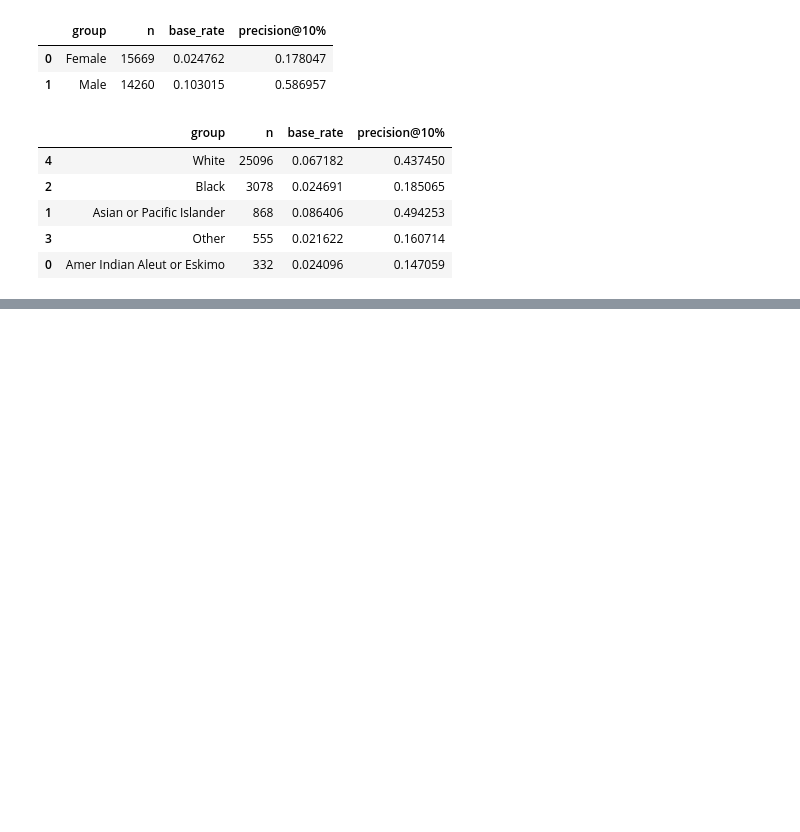
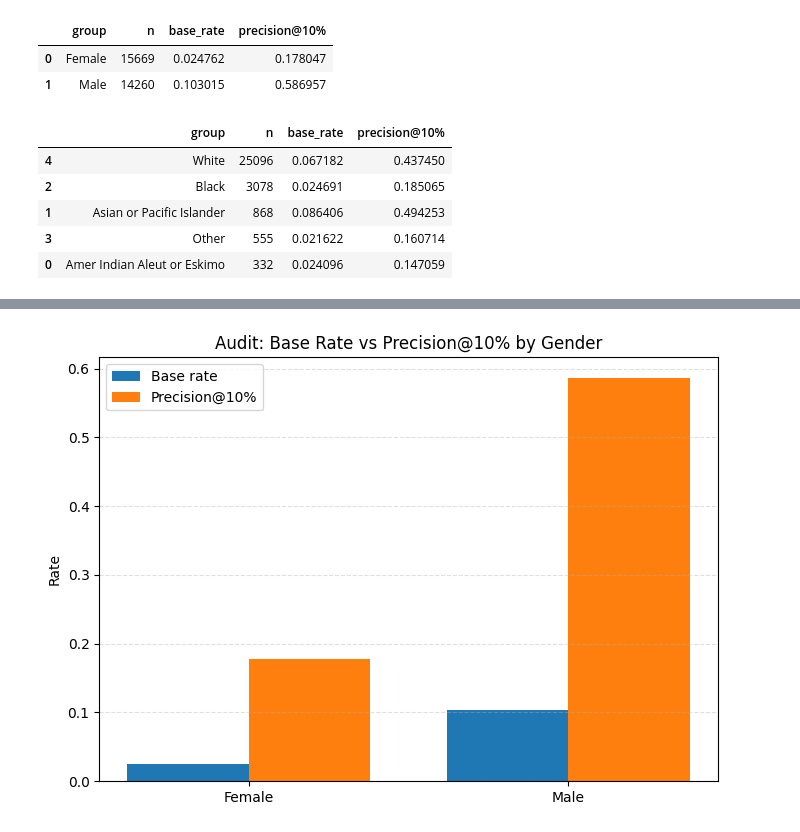
Before and after one commit to runxuanli/takehome_project, a Jupyter notebook: EDA_classification.ipynb, the cells around one changed output, grey strips where cells are left out. Cells and saved outputs as stored; diff of their text form; code cells hidden in the pictures; blank space fills up the shorter version.

```diff
--- a/EDA_classification.ipynb
+++ b/EDA_classification.ipynb
@@ -1517,0 +1647,26 @@ Audit model: HGB
+# %%
+gender_audit = pd.DataFrame({
+    "group": ["Female", "Male"],
+    "base_rate": [0.024762, 0.103015],
+    "precision@10%": [0.178047, 0.586957]
+})
+
+def plot_audit_group_bars(audit_df, title):
+    x = np.arange(len(audit_df))
+    width = 0.38
+
+    plt.figure(figsize=(7,5))
+    plt.bar(x - width/2, audit_df["base_rate"], width, label="Base rate")
+    plt.bar(x + width/2, audit_df["precision@10%"], width, label="Precision@10%")
+
+    plt.xticks(x, audit_df["group"], rotation=0)
+    plt.ylabel("Rate")
+    plt.title(title)
+    plt.grid(axis="y", linestyle="--", alpha=0.4)
+    plt.legend()
+    plt.tight_layout()
+    plt.show()
+
+plot_audit_group_bars(gender_audit, "Audit: Base Rate vs Precision@10% by Gender")
+# %% [output]
+[figure, added]
```
Also changed, not shown: parts of 7 cells of this notebook, 6 other files.
